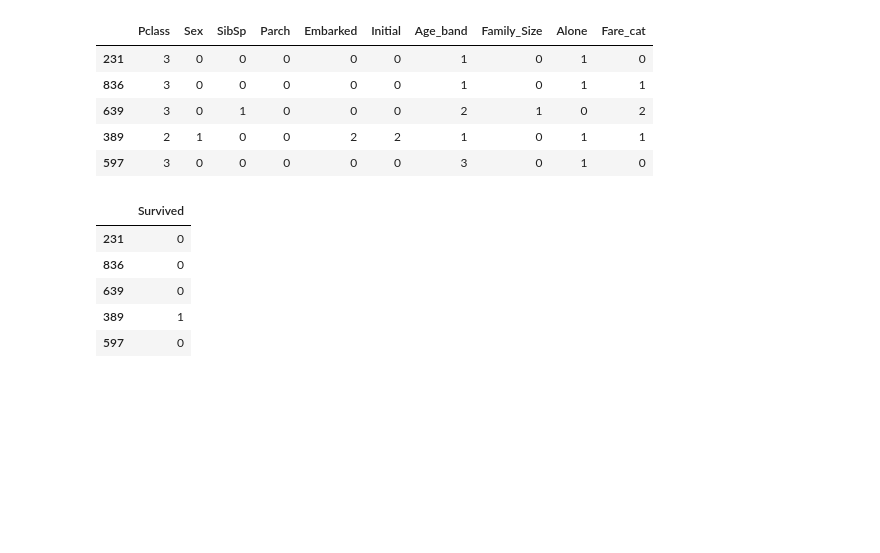
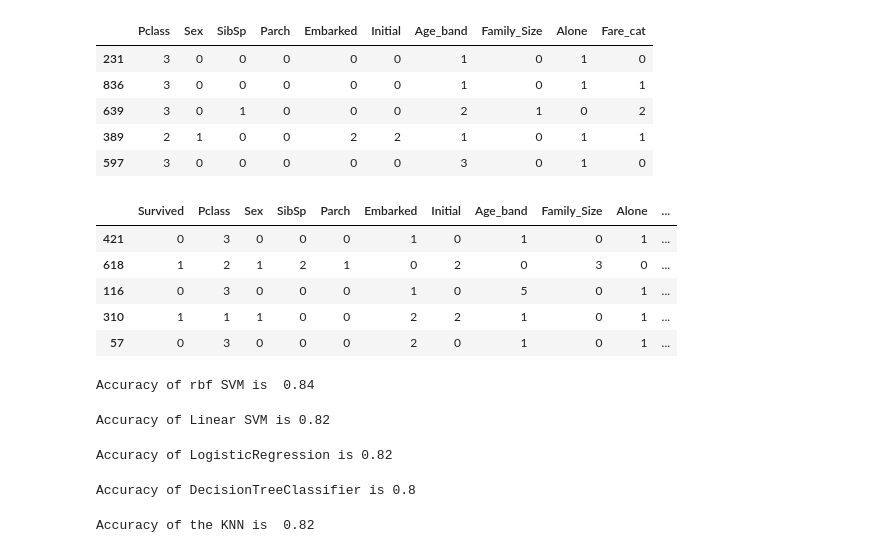
Before and after one commit to ramsoi53/ramsoi, a Jupyter notebook: My_Titanic_ver2.ipynb, the cells around one changed output. Cells and saved outputs as stored; diff of their text form; code cells hidden in the pictures; blank space fills up the shorter version.

```diff
--- a/My_Titanic_ver2.ipynb
+++ b/My_Titanic_ver2.ipynb
@@ -433,11 +433,11 @@ train_X.head()
 | 389 | 2 | 1 | 0 | 0 | 2 | 2 | 1 | 0 | 1 | 1 |
 | 597 | 3 | 0 | 0 | 0 | 0 | 0 | 3 | 0 | 1 | 0 |
 # %%
-train_Y.head()
+test.head()
 # %% [output]
-|  | Survived |
-| 231 | 0 |
-| 836 | 0 |
-| 639 | 0 |
-| 389 | 1 |
-| 597 | 0 |
+|  | Survived | Pclass | Sex | SibSp | Parch | Embarked | Initial | Age_band | Family_Size | Alone | ... |
+| 421 | 0 | 3 | 0 | 0 | 0 | 1 | 0 | 1 | 0 | 1 | ... |
+| 618 | 1 | 2 | 1 | 2 | 1 | 0 | 2 | 0 | 3 | 0 | ... |
+| 116 | 0 | 3 | 0 | 0 | 0 | 1 | 0 | 5 | 0 | 1 | ... |
+| 310 | 1 | 1 | 1 | 0 | 0 | 2 | 2 | 1 | 0 | 1 | ... |
+| 57 | 0 | 3 | 0 | 0 | 0 | 2 | 0 | 1 | 0 | 1 | ... |
@@ -443,0 +449,42 @@ train_Y.head()
+# %%
+#Radical Support Vector Machines(rbf-SVM)
+model = svm.SVC(kernel = 'rbf', C=1, gamma=0.1)
+model.fit(train_X, train_Y)
+prediction = model.predict(test_X)
+print('Accuracy of rbf SVM is ', round(metrics.accuracy_score(prediction, test_Y),2))
+# %% [output]
+Accuracy of rbf SVM is  0.84
+# %%
+#Linear Support Vector Machine(linear-SVM)
+model = svm.SVC(kernel='linear', C=0.1, gamma=0.1)
+model.fit(train_X, train_Y)
+prediction2 = model.predict(test_X)
+print('Accuracy of Linear SVM is', round(metrics.accuracy_score(prediction2, test_Y),2))
+# %% [output]
+Accuracy of Linear SVM is 0.82
+# %%
+#Logistic Regression
+
+model = LogisticRegression()
+model.fit(train_X, train_Y)
+prediction3 = model.predict(test_X)
+print('Accuracy of LogisticRegression is', round(metrics.accuracy_score(prediction3, test_Y),2))
+# %% [output]
+Accuracy of LogisticRegression is 0.82
+# %%
+# Decision Tree
+
+model = DecisionTreeClassifier()
+model.fit(train_X, train_Y)
+prediction4 = model.predict(test_X)
+print('Accuracy of DecisionTreeClassifier is', round(metrics.accuracy_score(prediction4, test_Y),2))
+# %% [output]
+Accuracy of DecisionTreeClassifier is 0.8
+# %%
+#KNN
+model=KNeighborsClassifier(n_neighbors=10)
+model.fit(train_X,train_Y)
+prediction5=model.predict(test_X)
+print('Accuracy of the KNN is ',round(metrics.accuracy_score(prediction5,test_Y),2))
+# %% [output]
+Accuracy of the KNN is  0.82
```
Also changed, not shown: parts of 7 cells of this notebook.
